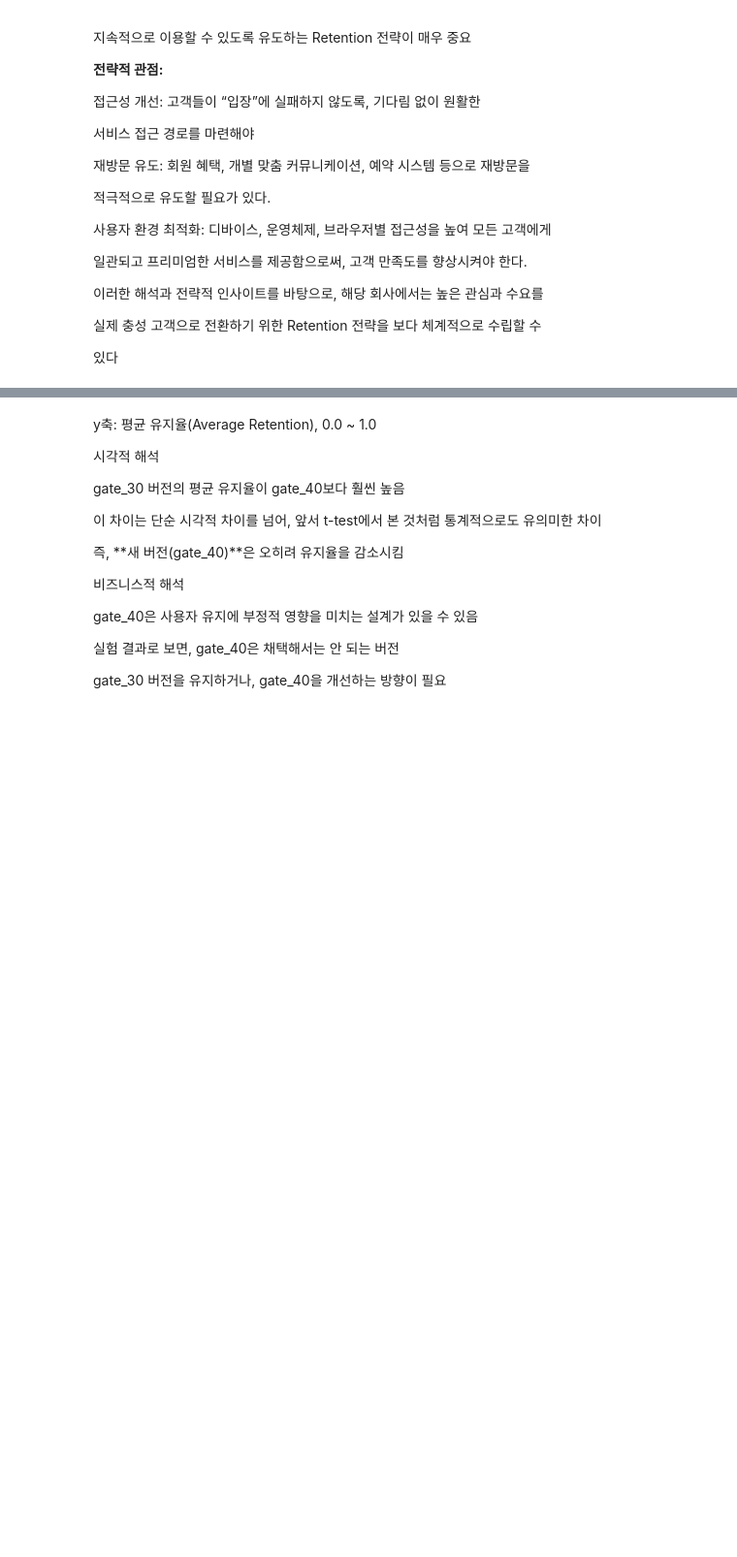
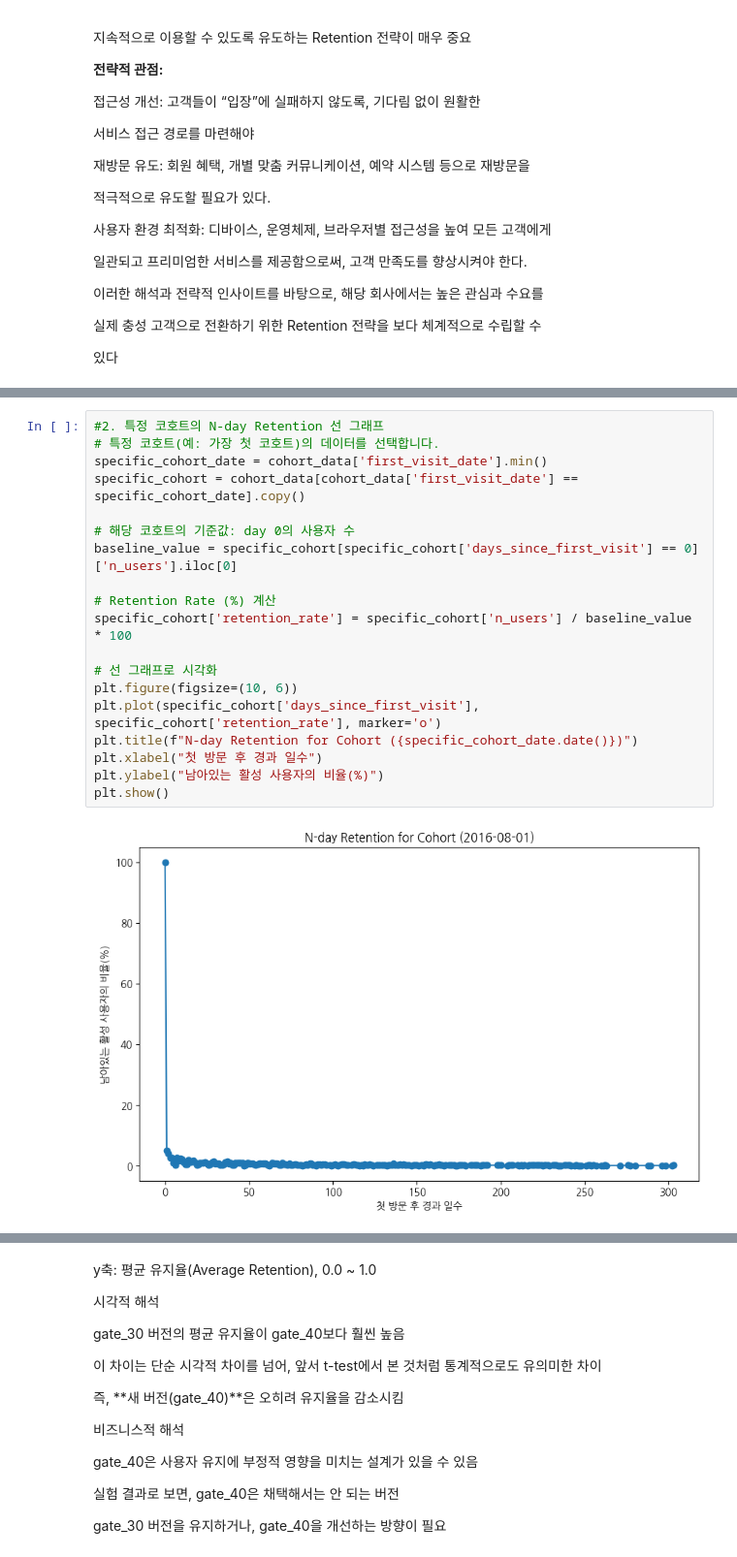
Before and after one commit to SeounghwanPark/first-repository, a Jupyter notebook: MQ08_C1_0410.ipynb, the cells around one changed output, grey strips where cells are left out. Shown at 97% size. Drawn from its saved outputs; the diff is of its cells as text; blank space fills up the shorter version.

```diff
--- a/MQ08_C1_0410.ipynb
+++ b/MQ08_C1_0410.ipynb
@@ -545,0 +488,21 @@ plt.show()
+# %%
+#2. 특정 코호트의 N-day Retention 선 그래프
+# 특정 코호트(예: 가장 첫 코호트)의 데이터를 선택합니다.
+specific_cohort_date = cohort_data['first_visit_date'].min()
+specific_cohort = cohort_data[cohort_data['first_visit_date'] == specific_cohort_date].copy()
+
+# 해당 코호트의 기준값: day 0의 사용자 수
+baseline_value = specific_cohort[specific_cohort['days_since_first_visit'] == 0]['n_users'].iloc[0]
+
+# Retention Rate (%) 계산
+specific_cohort['retention_rate'] = specific_cohort['n_users'] / baseline_value * 100
+
+# 선 그래프로 시각화
+plt.figure(figsize=(10, 6))
+plt.plot(specific_cohort['days_since_first_visit'], specific_cohort['retention_rate'], marker='o')
+plt.title(f"N-day Retention for Cohort ({specific_cohort_date.date()})")
+plt.xlabel("첫 방문 후 경과 일수")
+plt.ylabel("남아있는 활성 사용자의 비율(%)")
+plt.show()
+# %% [output]
+[figure, added]
```
Also changed, not shown: parts of 32 cells of this notebook.
